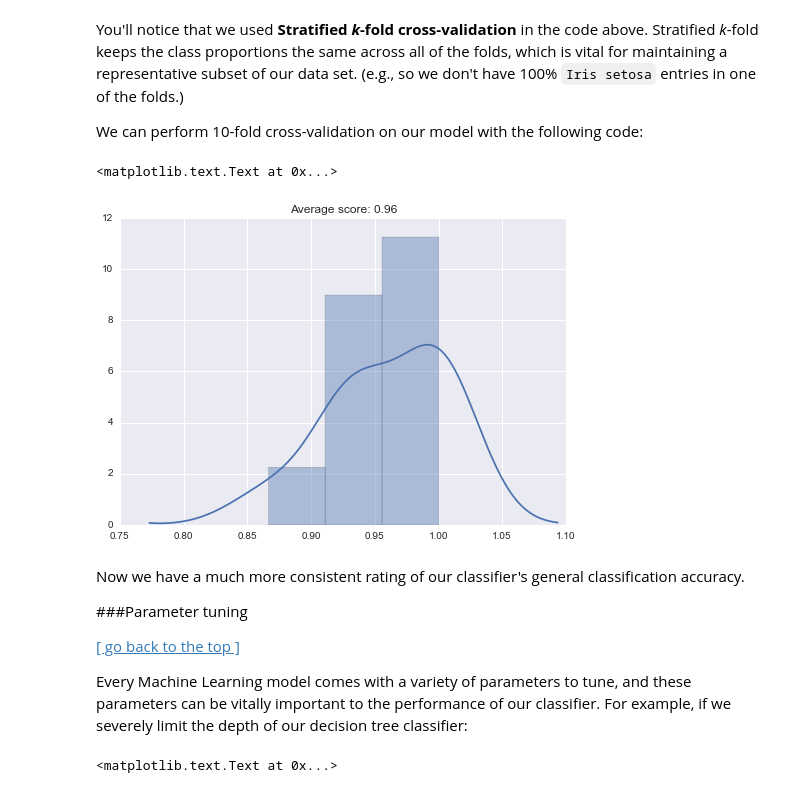
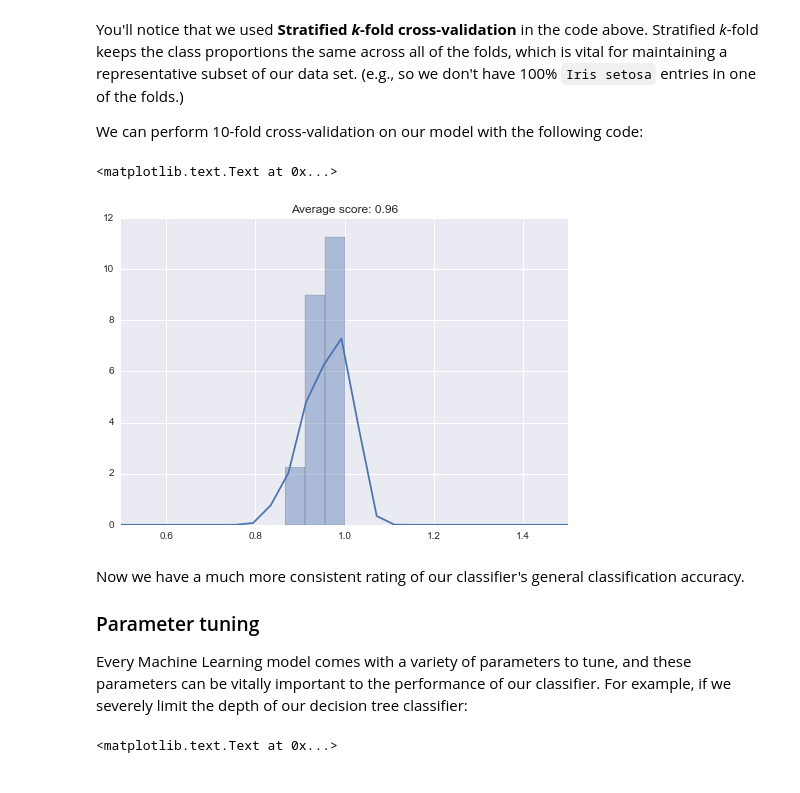
Before and after one commit to DiegoHueltes/data_analysis_lab_day, a Jupyter notebook: demo/Example Machine Learning Notebook.ipynb, the cells around one changed output. Cells and saved outputs as stored; diff of their text form; code cells hidden in the pictures.

```diff
--- a/demo/Example Machine Learning Notebook.ipynb
+++ b/demo/Example Machine Learning Notebook.ipynb
@@ -475,22 +412,21 @@ We can perform 10-fold cross-validation on our model with the following code:
 # %%
 from sklearn.cross_validation import cross_val_score
 
 decision_tree_classifier = DecisionTreeClassifier()
 
 # cross_val_score returns a list of the scores, which we can visualize
 # to get a reasonable estimate of our classifier's performance
 cv_scores = cross_val_score(decision_tree_classifier, all_inputs, all_classes, cv=10)
 sb.distplot(cv_scores)
+plt.xlim([0.5, 1.5])
 plt.title('Average score: {}'.format(np.mean(cv_scores)))
 # %% [output]
 <matplotlib.text.Text at 0x...>
-[figure, old version]
+[figure, new version]
 # %% [markdown]
 Now we have a much more consistent rating of our classifier's general classification accuracy.
 
-###Parameter tuning
-
-[[ go back to the top ]](#Table-of-contents)
+### Parameter tuning
 
 Every Machine Learning model comes with a variety of parameters to tune, and these parameters can be vitally important to the performance of our classifier. For example, if we severely limit the depth of our decision tree classifier:
 # %%
```
Also changed, not shown: parts of 36 cells of this notebook, 2 other files.
